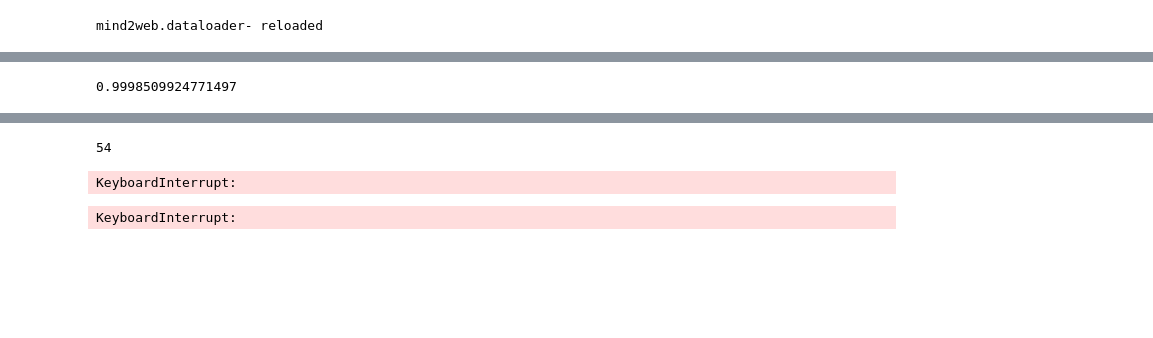
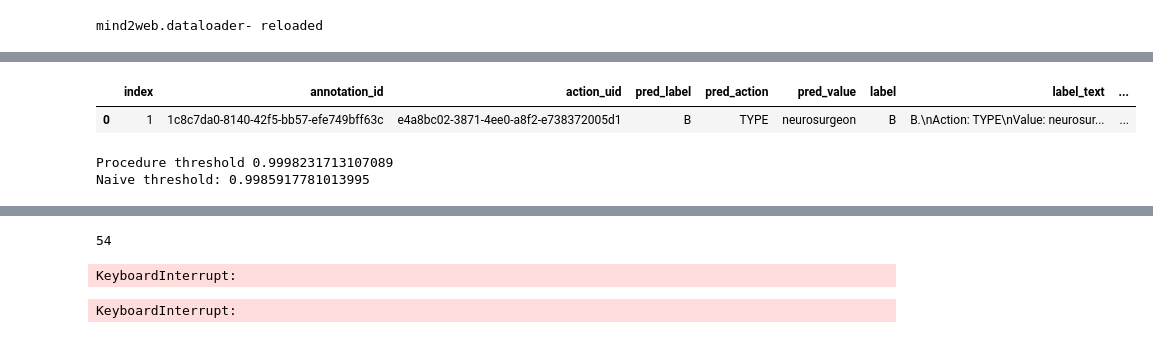
Before and after one commit to amitxy/Robots-That-Ask-For-Help-Over-The-Horizon, a Jupyter notebook: research.ipynb, the cells around one changed output, grey strips where cells are left out. Drawn from its saved outputs; the diff is of its cells as text; code cells hidden in the pictures; blank space fills up the shorter version.

```diff
--- a/research.ipynb
+++ b/research.ipynb
@@ -195,3 +113,9 @@ cal_df.head()
+# %%
+# Procedure threshold 0.9998509924771497 (initial code)
+cal_df.head()
+# %% [output]
+|  | index | annotation_id | action_uid | pred_label | pred_action | pred_value | label | label_text | ... |
+| 0 | 1 | 1c8c7da0-8140-42f5-bb57-efe749bff63c | e4a8bc02-3871-4ee0-a8f2-e738372005d1 | B | TYPE | neurosurgeon | B | B.\nAction: TYPE\nValue: neurosur... | ... |
 # %%
 
 def get_threshold(scores, alpha: float):
@@ -202,13 +126,16 @@ def get_threshold(scores, alpha: float):
     return threshold
 
 
-cal_df['correct'] = cal_df['generated'] == cal_df['label']
+cal_df['correct'] = cal_df['pred_label'] == cal_df['label']
 # probability of the true label
 cal_df['true_prob'] = cal_df.apply(lambda row: row['choices_probs'][row['label']] if row['label'] in row['choices_probs'] else 0, axis=1)
 grouped = cal_df.groupby('annotation_id')
 score_per_group = 1 - grouped['true_prob'].min()
 
 threshold = get_threshold(score_per_group, alpha=0.1)
-print(threshold)
+print('Procedure threshold', threshold)
+naive_threshold = get_threshold(1 - cal_df['true_prob'], alpha=0.1)
+print('Naive threshold:', naive_threshold)
 # %% [output]
-0.9998509924771497
+Procedure threshold 0.9998231713107089
+Naive threshold: 0.9985917781013995
```
Also changed, not shown: parts of 12 cells of this notebook, 5 other files.
